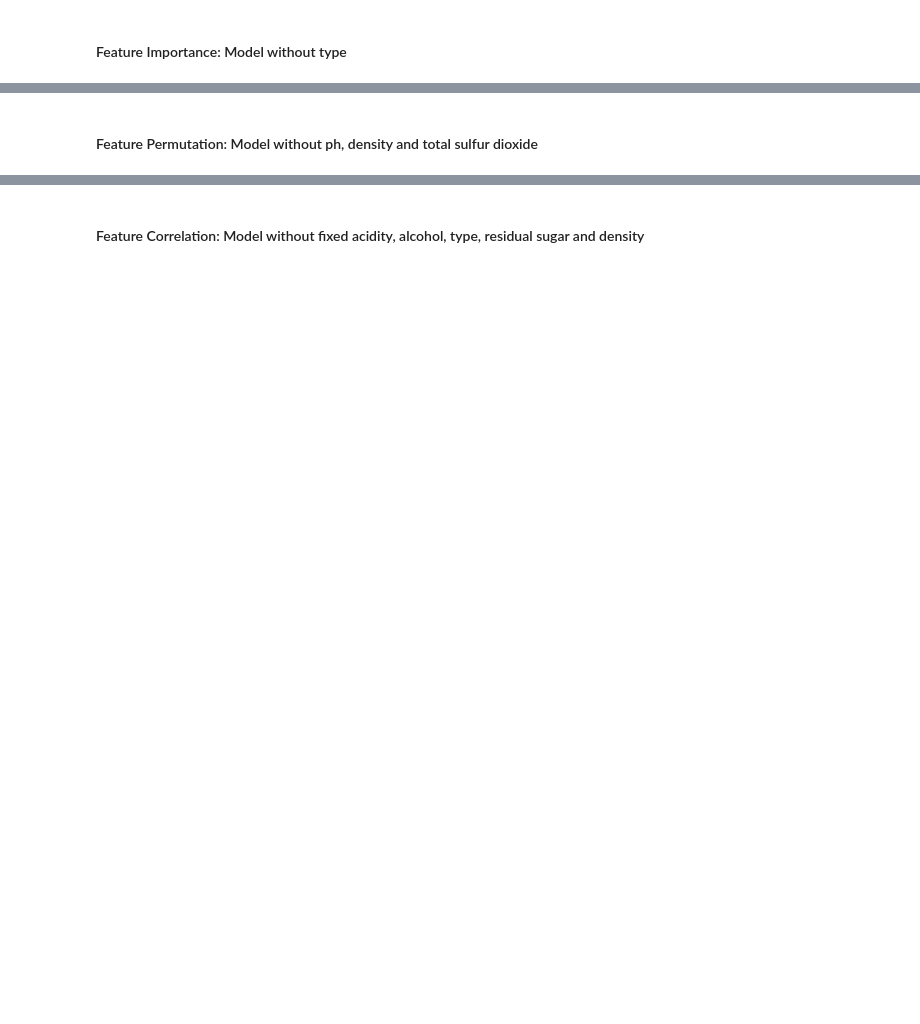
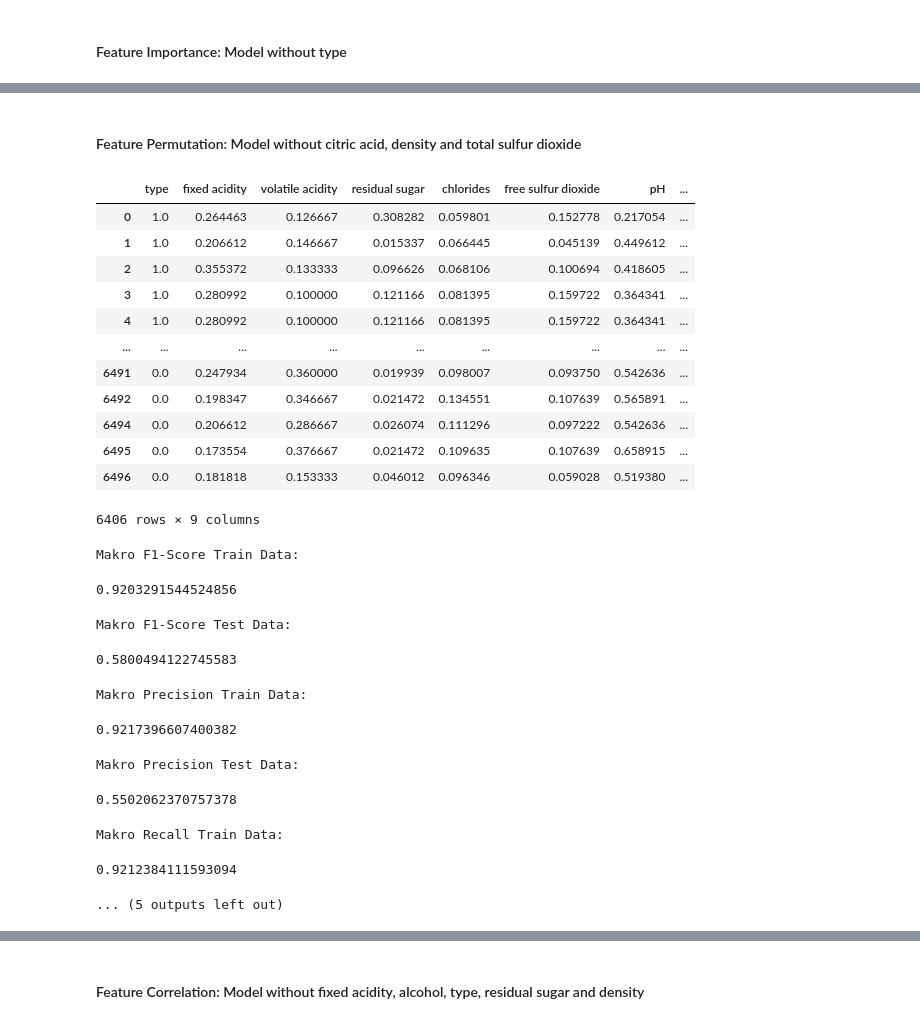
Before and after one commit to schneemax/DataMining---Mineheim, a Jupyter notebook: Code/Random Forest/Wine_Quality_Prediction_rf_preventing_overfitting.ipynb, the cells around one changed output, grey strips where cells are left out. Cells and saved outputs as stored; diff of their text form; code cells hidden in the pictures; blank space fills up the shorter version.

```diff
--- a/Code/Random Forest/Wine_Quality_Prediction_rf_preventing_overfitting.ipynb
+++ b/Code/Random Forest/Wine_Quality_Prediction_rf_preventing_overfitting.ipynb
@@ -878,8 +914,9 @@ display(plot_confusion_matrix(cnf_matrix_test_rf, classes=np.array([0,1,2])))
 # %% [markdown]
-#### Feature Permutation: Model without ph, density and total sulfur dioxide
+#### Feature Permutation: Model without citric acid, density and total sulfur dioxide
 # %%
 # Seperation of features and the target variable in two different data frames
-features = wine_data.drop(columns=['quality', 'type', 'fixed acidity', 'pH', 'density'])
+features = wine_data.drop(columns=['quality', 'citric acid', 'density', 'total sulfur dioxide'])
+display(features)
 target = wine_data.drop(columns=['type', 'fixed acidity', 'volatile acidity', 'citric acid', 'residual sugar', 'chlorides', 'free sulfur dioxide', 'total sulfur dioxide', 'density', 'pH', 'sulphates', 'alcohol'])
 target = target['quality'].ravel()
 
@@ -920,33 +957,58 @@ display(f1_score_train_rf)
 
 print("Makro F1-Score Test Data:")
 f1_score_test_rf = f1_score(target_test, predictions_test_rf, average='macro')
 display(f1_score_test_rf)
 
 # Makro Precision Score
 from sklearn.metrics import precision_score
 print("Makro Precision Train Data:")
 precision_train_rf = precision_score(target_train, predictions_train_rf, average='macro', zero_division = 0)
 display(precision_train_rf)
 
 print("Makro Precision Test Data:")
 precision_test_rf = precision_score(target_test, predictions_test_rf, average='macro', zero_division = 0)
 display(precision_test_rf)
 
 # Makro Recall Score
 from sklearn.metrics import recall_score
 print("Makro Recall Train Data:")
 recall_train_rf = recall_score(target_train, predictions_train_rf, average='macro')
 display(recall_train_rf)
 
 print("Makro Recall Test Data:")
 recall_test_rf = recall_score(target_test, predictions_test_rf, average='macro')
 display(recall_test_rf)
 
 # Confusion Matrix for the training data
 cnf_matrix_train_rf = confusion_matrix(target_train, predictions_train_rf)
 np.set_printoptions(precision=2)
 print("Confusion Matrix Train Data:")
 display(plot_confusion_matrix(cnf_matrix_train_rf, classes=np.array([0,1,2])))
+# %% [output]
+|  | type | fixed acidity | volatile acidity | residual sugar | chlorides | free sulfur dioxide | pH | ... |
+| 0 | 1.0 | 0.264463 | 0.126667 | 0.308282 | 0.059801 | 0.152778 | 0.217054 | ... |
+| 1 | 1.0 | 0.206612 | 0.146667 | 0.015337 | 0.066445 | 0.045139 | 0.449612 | ... |
+| 2 | 1.0 | 0.355372 | 0.133333 | 0.096626 | 0.068106 | 0.100694 | 0.418605 | ... |
+| 3 | 1.0 | 0.280992 | 0.100000 | 0.121166 | 0.081395 | 0.159722 | 0.364341 | ... |
+| 4 | 1.0 | 0.280992 | 0.100000 | 0.121166 | 0.081395 | 0.159722 | 0.364341 | ... |
+| ... | ... | ... | ... | ... | ... | ... | ... | ... |
+| 6491 | 0.0 | 0.247934 | 0.360000 | 0.019939 | 0.098007 | 0.093750 | 0.542636 | ... |
+| 6492 | 0.0 | 0.198347 | 0.346667 | 0.021472 | 0.134551 | 0.107639 | 0.565891 | ... |
+| 6494 | 0.0 | 0.206612 | 0.286667 | 0.026074 | 0.111296 | 0.097222 | 0.542636 | ... |
+| 6495 | 0.0 | 0.173554 | 0.376667 | 0.021472 | 0.109635 | 0.107639 | 0.658915 | ... |
+| 6496 | 0.0 | 0.181818 | 0.153333 | 0.046012 | 0.096346 | 0.059028 | 0.519380 | ... |
+6406 rows × 9 columns
+Makro F1-Score Train Data:
+0.9203291544524856
+Makro F1-Score Test Data:
+0.5800494122745583
+Makro Precision Train Data:
+0.9217396607400382
+Makro Precision Test Data:
+0.5502062370757378
+Makro Recall Train Data:
+0.9212384111593094
+... (5 outputs left out)
 # %%
 # Confusion Matrix for the test data
 cnf_matrix_test_rf = confusion_matrix(target_test, predictions_test_rf)
```
Also changed, not shown: parts of 12 cells of this notebook.
